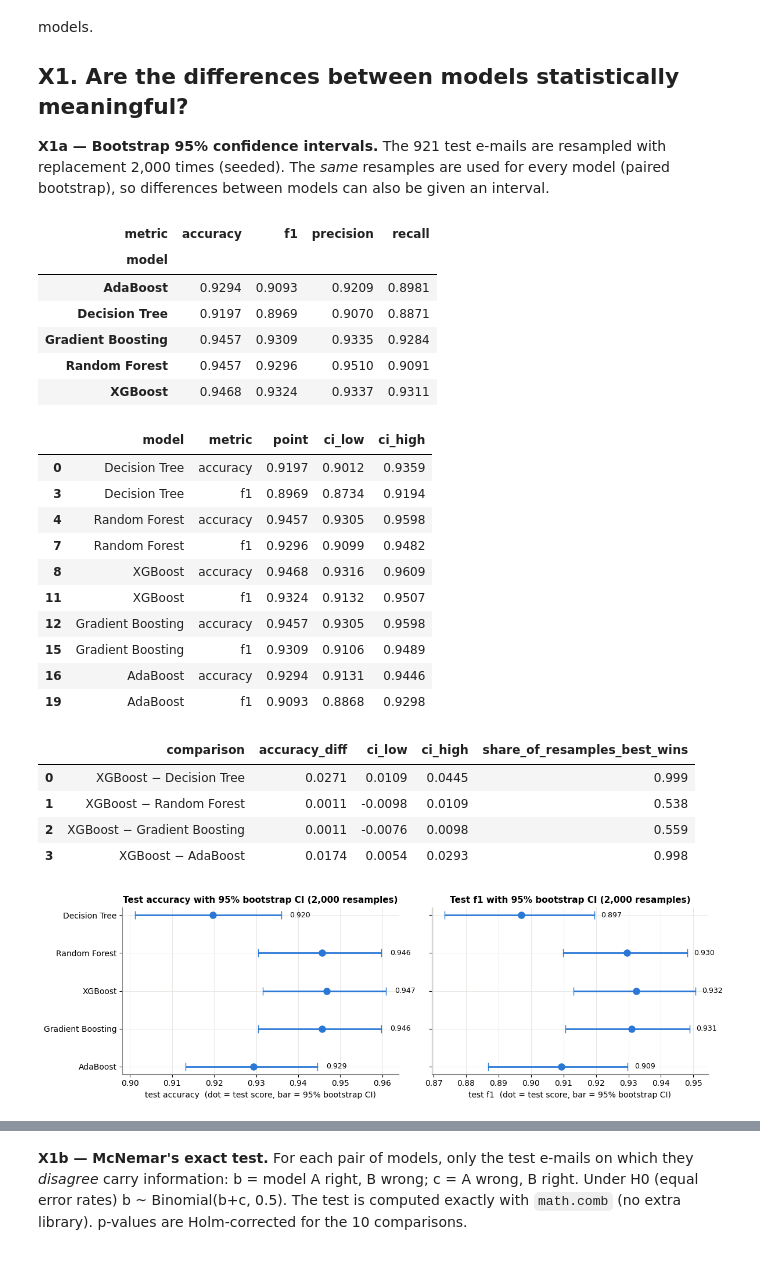
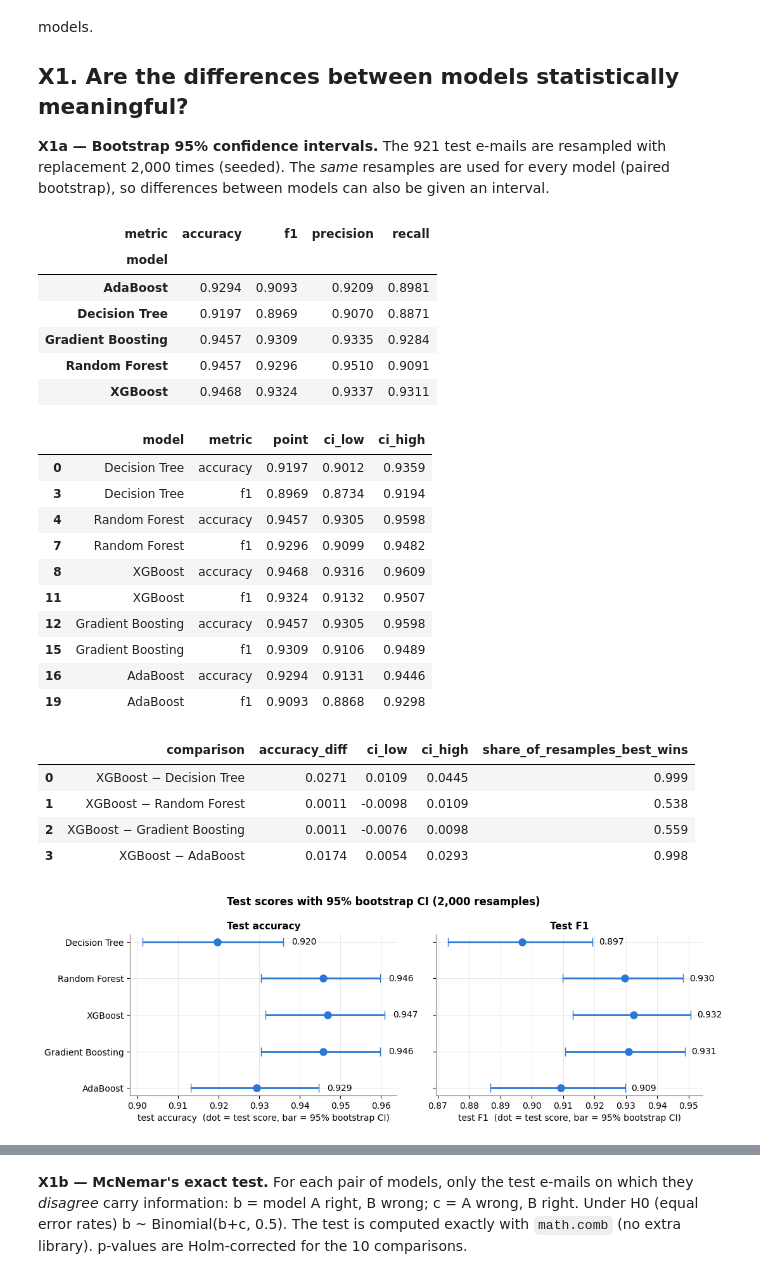
Before and after one commit to afel6/coe305-ml-project, a Jupyter notebook: notebook.ipynb, the cells around one changed output, grey strips where cells are left out. Cells and saved outputs as stored; diff of their text form; code cells hidden in the pictures.

```diff
--- a/notebook.ipynb
+++ b/notebook.ipynb
@@ -529,7 +532,7 @@ search time 34.9s
 fig, ax = plt.subplots(figsize=(8, 4.5))
 for i, name in enumerate(FS):
     d = t2_curve[t2_curve.method == name]
-    ax.plot(d.k, d.cv_mean_acc, marker="o", ms=7, color=PALETTE[i], label=name)
+    ax.plot(d.k, d.cv_mean_acc, marker=["o", "s", "^"][i], ms=7, color=PALETTE[i], label=name)
     ax.fill_between(d.k, d.cv_mean_acc - d.cv_std_acc, d.cv_mean_acc + d.cv_std_acc, color=PALETTE[i], alpha=0.10)
 ax.axhline(base_cv5, ls="--", color=GRAY, lw=1.5, label=f"all 57 features (Task 1, CV K=5) = {base_cv5:.3f}")
 ax.set(xlabel="number of selected features k", ylabel="5-fold CV accuracy (training set)", xticks=K_GRID,
@@ -1489,18 +1544,18 @@ for name in ["Random Forest", "XGBoost"]:
 t5_fp = save_table(pd.DataFrame(rows), "t5_fs_pca_comparison")
 display(t5_fp.round(4))
 
-fig, ax = plt.subplots(figsize=(8.5, 4.3))
-variants_ = t5_fp.variant.unique(); w = 0.26
-for i, v in enumerate(variants_):
-    d = t5_fp[t5_fp.variant == v]
-    xs = np.arange(2) + (i - 1) * w
-    bars = ax.bar(xs, d.accuracy, width=w - 0.02, color=PALETTE[i], label=v)
-    for xx, val in zip(xs, d.accuracy):
-        ax.text(xx, val + 0.002, f"{val:.3f}", ha="center", va="bottom", fontsize=8.5)
-ax.set_xticks(range(2), ["Random Forest", "XGBoost"])
-lo = t5_fp.accuracy.min() - 0.03
-ax.set(ylim=(lo, 1.0), ylabel="test accuracy", xlabel="model", title="Effect of feature selection and PCA on tuned ensembles")
-ax.grid(axis="x", visible=False); ax.legend(loc="upper right", fontsize=9)
+fig, ax = plt.subplots(figsize=(7.5, 3.6))             # dots, not bars: the accuracy axis need not start at 0
+models_ = ["Random Forest", "XGBoost"]
+for i, v in enumerate(t5_fp.variant.unique()):
+    d = t5_fp[t5_fp.variant == v].set_index("model").loc[models_]
+    ys = np.arange(len(models_)) + (1 - i) * 0.25        # one row per model, its three variants stacked in it
+    ax.scatter(d.accuracy, ys, s=60, marker=["o", "s", "^"][i], color=PALETTE[i], zorder=3, label=v)
+    for xx, yy in zip(d.accuracy, ys):
+        ax.annotate(f"{xx:.3f}", (xx, yy), textcoords="offset points", xytext=(8, 0), va="center", fontsize=10)
+ax.set_yticks(range(len(models_)), models_)
+ax.set_xlim(t5_fp.accuracy.min() - 0.005, t5_fp.accuracy.max() + 0.012)   # room for the value labels
+ax.set(xlabel="test accuracy", ylabel="model", title="Effect of feature selection and PCA on tuned ensembles")
+ax.grid(axis="y", visible=False); ax.legend(loc="center left", bbox_to_anchor=(1.01, 0.5), fontsize=10)   # outside, right
 fig.tight_layout(); save_fig(fig, "t5_fs_pca_comparison"); plt.show()
 # %% [output]
 |  | model | variant | setting | cv_mean_acc | accuracy | precision | recall | f1 |
@@ -1530,7 +1585,7 @@ The pruning path is computed on the training set. Its last alpha prunes the tree
 # %%
 path = dt().cost_complexity_pruning_path(X_train, y_train)
 path_alphas = path.ccp_alphas[:-1]                     # the last alpha prunes the tree to its root
-alphas = np.unique(np.r_[0.0, np.quantile(path_alphas, np.linspace(0, 1, 30))])
+alphas = np.unique(np.quantile(path_alphas, np.linspace(0, 1, 30)))   # the 0th quantile is the path's alpha 0
 print("distinct alphas on the path:", len(np.unique(path_alphas)), "| alphas evaluated:", len(alphas))
 rows = []
 for a in alphas:
@@ -1552,13 +1607,15 @@ ax.plot(t5_ccp.ccp_alpha, t5_ccp.test_acc, marker="o", ms=4, color=PALETTE[1], l
 ax.plot(t5_ccp.ccp_alpha, t5_ccp.cv_mean_acc, marker="o", ms=4, ls="--", color=PALETTE[2], label="5-fold CV accuracy (selection)")
 ax.axvline(best_alpha, ls=":", color=GRAY, lw=1.3, label=f"CV-selected α = {best_alpha:.5f}")
 ax.set_xscale("symlog", linthresh=1e-4); ax.set_xlim(0, t5_ccp.ccp_alpha.max() * 1.3)
-ax.set(xlabel="ccp_alpha (symlog scale)", ylabel="accuracy", title="Pruning: accuracy vs ccp_alpha"); ax.tick_params(axis="x", labelsize=12.5)
-ax.legend(loc="upper center", bbox_to_anchor=(0.5, -0.15), ncol=2, fontsize=9)
+ax.set(title="Pruning: accuracy vs ccp_alpha"); ax.tick_params(labelsize=12.5)       # 12.5: exponents >= 6 pt in print
+ax.set_xlabel("ccp_alpha (symlog scale)", fontsize=12.5); ax.set_ylabel("accuracy", fontsize=12.5)
+ax.legend(loc="upper center", bbox_to_anchor=(0.5, -0.2), ncol=2, fontsize=9)
 ax = axes[1]
 ax.plot(t5_ccp.ccp_alpha, t5_ccp.n_leaves, marker="o", ms=4, color=PALETTE[6], label="number of leaves")
 ax.axvline(best_alpha, ls=":", color=GRAY, lw=1.3, label=f"CV-selected α = {best_alpha:.5f}")
 ax.set_xscale("symlog", linthresh=1e-4); ax.set_xlim(0, t5_ccp.ccp_alpha.max() * 1.3); ax.set_yscale("log")
-ax.set(xlabel="ccp_alpha (symlog scale)", ylabel="number of leaves (log scale)", title="Pruning: tree size vs ccp_alpha"); ax.tick_params(labelsize=12.5)
+ax.set(title="Pruning: tree size vs ccp_alpha"); ax.tick_params(labelsize=12.5)
+ax.set_xlabel("ccp_alpha (symlog scale)", fontsize=12.5); ax.set_ylabel("number of leaves (log scale)", fontsize=12.5)
 ax.legend(loc="upper right", fontsize=9)
 fig.tight_layout(); save_fig(fig, "t5_ccp_pruning"); plt.show()
 
@@ -1652,41 +1709,42 @@ display(x1_diff.round(4))
 KEY["X1 XGBoost test accuracy 95% CI low"] = x1_ci.query("model == @best_name and metric == 'accuracy'").ci_low.item()
 KEY["X1 XGBoost test accuracy 95% CI high"] = x1_ci.query("model == @best_name and metric == 'accuracy'").ci_high.item()
 
-fig, axes = plt.subplots(1, 2, figsize=(12, 3.8), sharey=True)
+fig, axes = plt.subplots(1, 2, figsize=(11, 3.8), sharey=True)
 order = list(PRED)[::-1]
-for ax, m in zip(axes, ["accuracy", "f1"]):
+for ax, m, label in zip(axes, ["accuracy", "f1"], ["accuracy", "F1"]):
     d = x1_ci[x1_ci.metric == m].set_index("model").loc[order]
     ax.errorbar(d.point, range(len(d)), xerr=[d.point - d.ci_low, d.ci_high - d.point], fmt="o", ms=8, capsize=5, color=PALETTE[0])
     for i, (pt, hi) in enumerate(zip(d.point, d.ci_high)):
-        ax.text(hi + 0.002, i, f"{pt:.3f}", va="center", fontsize=9)
+        ax.text(hi + 0.002, i, f"{pt:.3f}", va="center", fontsize=10)
     ax.set_yticks(range(len(d)), d.index)
-    ax.set(xlabel=f"test {m}  (dot = test score, bar = 95% bootstrap CI)", title=f"Test {m} with 95% bootstrap CI (2,000 resamples)")
+    ax.set(xlabel=f"test {label}  (dot = test score, bar = 95% bootstrap CI)", title=f"Test {label}")
+fig.suptitle(f"Test scores with 95% bootstrap CI ({B_BOOT:,} resamples)", fontweight="bold")
 fig.tight_layout(); save_fig(fig, "x1_bootstrap_ci"); plt.show()
 # %% [output]
 | metric | accuracy | f1 | precision | recall |
 | model |  |  |  |  |
 | AdaBoost | 0.9294 | 0.9093 | 0.9209 | 0.8981 |
 | Decision Tree | 0.9197 | 0.8969 | 0.9070 | 0.8871 |
 | Gradient Boosting | 0.9457 | 0.9309 | 0.9335 | 0.9284 |
 | Random Forest | 0.9457 | 0.9296 | 0.9510 | 0.9091 |
 | XGBoost | 0.9468 | 0.9324 | 0.9337 | 0.9311 |
 |  | model | metric | point | ci_low | ci_high |
 | 0 | Decision Tree | accuracy | 0.9197 | 0.9012 | 0.9359 |
 | 3 | Decision Tree | f1 | 0.8969 | 0.8734 | 0.9194 |
 | 4 | Random Forest | accuracy | 0.9457 | 0.9305 | 0.9598 |
 | 7 | Random Forest | f1 | 0.9296 | 0.9099 | 0.9482 |
 | 8 | XGBoost | accuracy | 0.9468 | 0.9316 | 0.9609 |
 | 11 | XGBoost | f1 | 0.9324 | 0.9132 | 0.9507 |
 | 12 | Gradient Boosting | accuracy | 0.9457 | 0.9305 | 0.9598 |
 | 15 | Gradient Boosting | f1 | 0.9309 | 0.9106 | 0.9489 |
 | 16 | AdaBoost | accuracy | 0.9294 | 0.9131 | 0.9446 |
 | 19 | AdaBoost | f1 | 0.9093 | 0.8868 | 0.9298 |
 |  | comparison | accuracy_diff | ci_low | ci_high | share_of_resamples_best_wins |
 | 0 | XGBoost − Decision Tree | 0.0271 | 0.0109 | 0.0445 | 0.999 |
 | 1 | XGBoost − Random Forest | 0.0011 | -0.0098 | 0.0109 | 0.538 |
 | 2 | XGBoost − Gradient Boosting | 0.0011 | -0.0076 | 0.0098 | 0.559 |
 | 3 | XGBoost − AdaBoost | 0.0174 | 0.0054 | 0.0293 | 0.998 |
-[figure, old version]
+[figure, new version]
 # %% [markdown]
 **Interpretation (Tables `x1_bootstrap_ci`, `x1_bootstrap_accuracy_difference`, Figure `x1_bootstrap_ci`).**
 * **The test set measures each model only to about ±1.5 points.** XGBoost scores 0.947 [95% CI 0.932, 0.961] and F1 0.932 [0.913, 0.951]. Random Forest and Gradient Boosting score 0.946 [0.931, 0.960], AdaBoost 0.929 [0.913, 0.945] and the Decision Tree 0.920 [0.901, 0.936]. These intervals are what 921 test e-mails can resolve, so a difference of 0.1 point (one e-mail) means nothing on its own.
```
Also changed, not shown: parts of 100 cells of this notebook, 52 other files.
